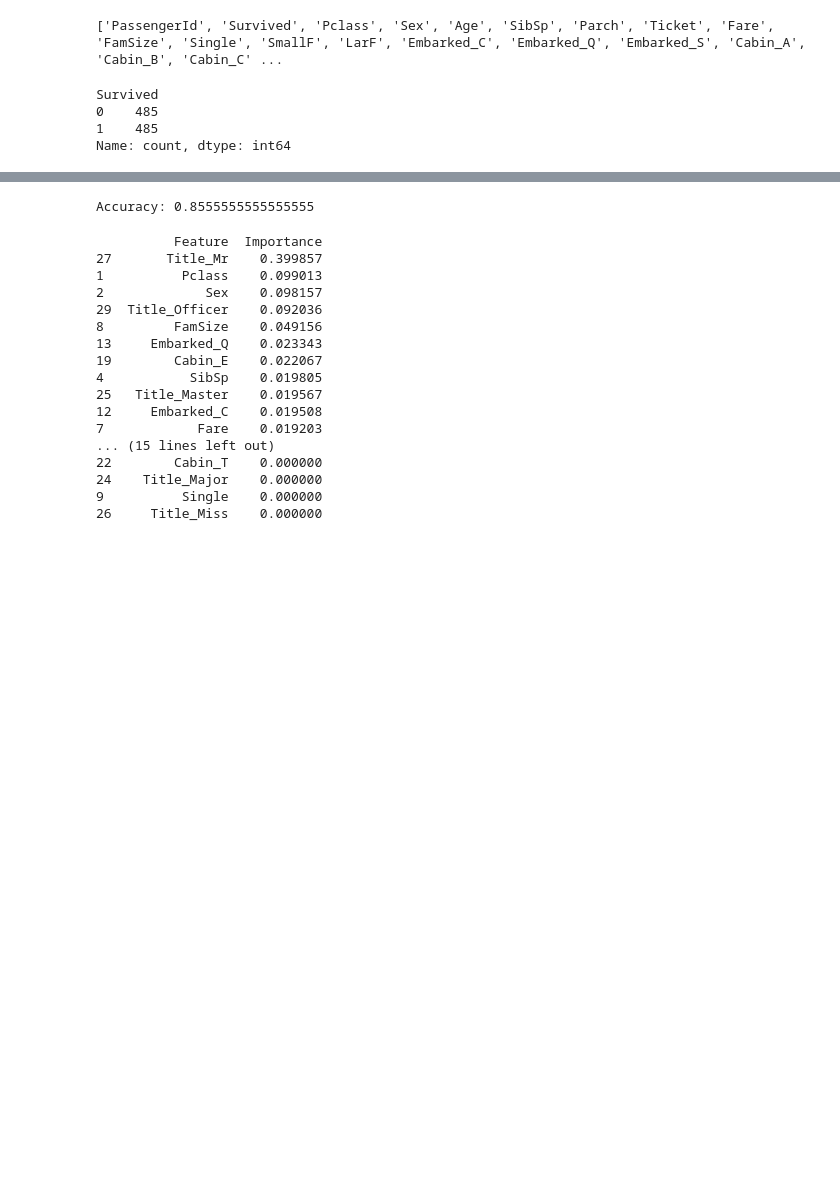
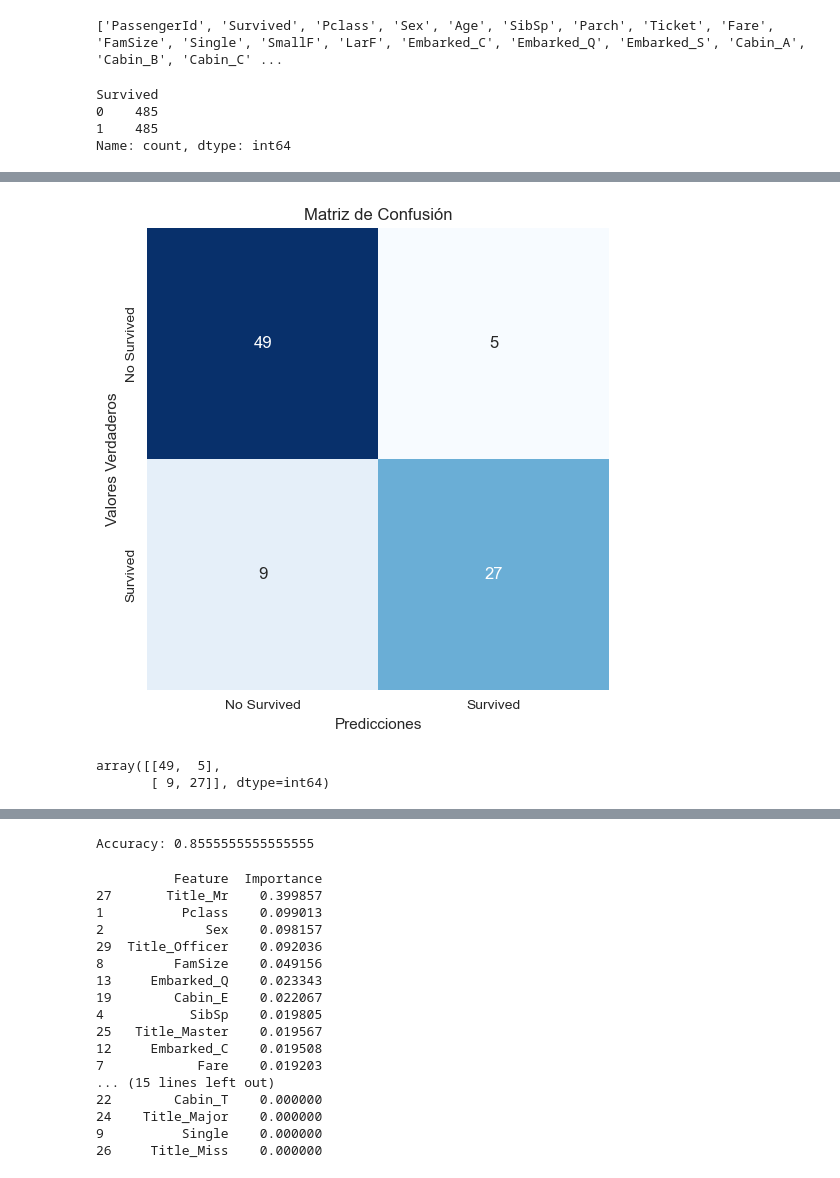
Before and after one commit to 5100-chap/TC3006c.101_EQ6, a Jupyter notebook: Desarrollo_de_modelo/XGB.ipynb, the cells around one changed output, grey strips where cells are left out. Saved outputs shown, nothing was run; the diff lists cells and outputs as text; code cells hidden in the pictures; blank space fills up the shorter version.

```diff
--- a/Desarrollo_de_modelo/XGB.ipynb
+++ b/Desarrollo_de_modelo/XGB.ipynb
@@ -251,0 +336,21 @@ print(X_test.head(10))
+# %%
+import numpy as np
+import matplotlib.pyplot as plt
+import seaborn as sns
+from sklearn.metrics import confusion_matrix
+
+confusion = confusion_matrix(y_test, y_pred)
+plt.figure(figsize=(8, 6))
+sns.heatmap(confusion, annot=True, fmt='d', cmap='Blues', cbar=False, square=True,
+            xticklabels=['No Survived', 'Survived'], yticklabels=['No Survived', 'Survived'])
+plt.xlabel('Predicciones')
+plt.ylabel('Valores Verdaderos')
+plt.title('Matriz de Confusión')
+plt.show()
+# %% [output]
+[figure, added]
+# %%
+confusion
+# %% [output]
+array([[49,  5],
+       [ 9, 27]], dtype=int64)
```
Also changed, not shown: parts of 25 cells of this notebook, 1 other file.
